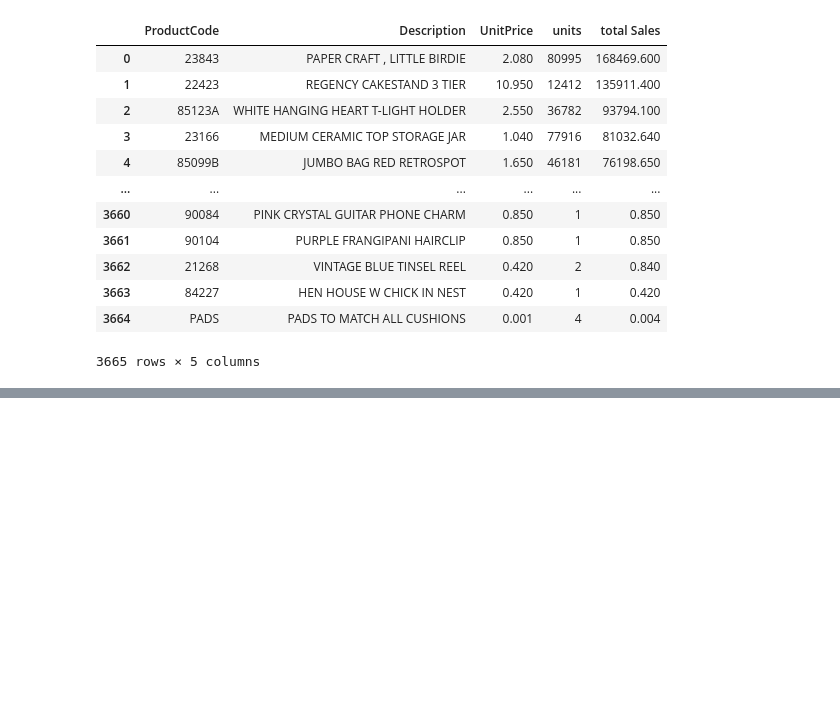
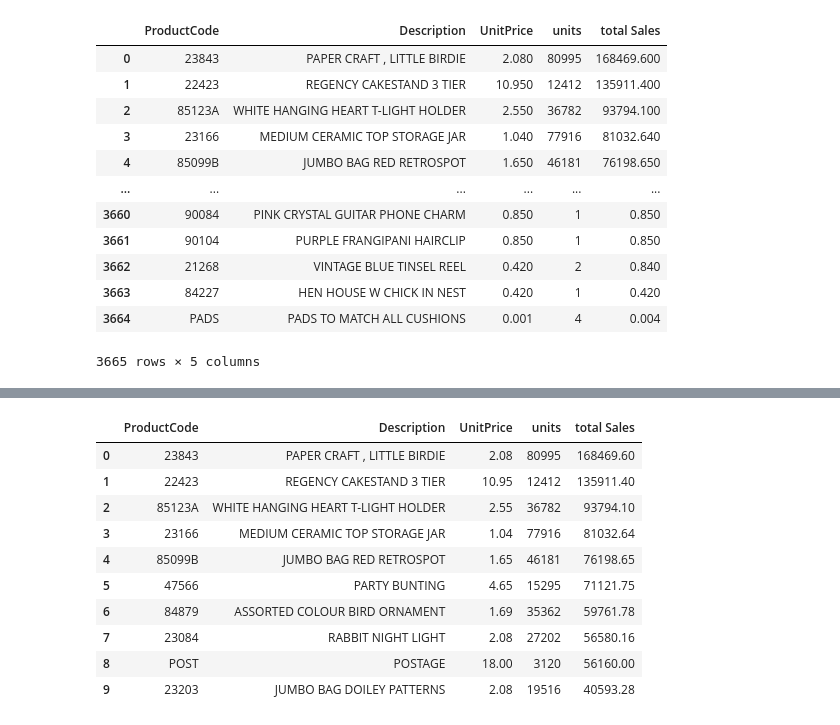
Before and after one commit to Dandata0101/MBS-projects, a Jupyter notebook: workspace_class.ipynb, the cells around one changed output, grey strips where cells are left out. Cells and saved outputs as stored; diff of their text form; code cells hidden in the pictures; blank space fills up the shorter version.

```diff
--- a/workspace_class.ipynb
+++ b/workspace_class.ipynb
@@ -1220,11 +1220,45 @@ select
 group by
     iv.ProductCode,
     p.Description
-having sum(iv.Quantity) <=10
+having sum(iv.Quantity) >=10
 order by sum(iv.Quantity) desc
 
 
 """
+
+ecomQ4= """
+select
+    iv.ProductCode,
+    p.Description,
+    p.UnitPrice,
+    sum(iv.Quantity) as [units],
+    (sum(iv.Quantity) *  p.UnitPrice) as [total Sales]
+    from invoice iv
+ join product p on iv.ProductCode=p.Pid
+ where iv.cancelled=0
+
+group by
+    iv.ProductCode,
+    p.Description,
+    p.UnitPrice
+order by (sum(iv.Quantity) *  p.UnitPrice) desc
+limit 10
+"""
+
+ecomQ5= """
+select
+    c.Country,
+    count(distinct iv.InvoiceNo) as [transaction]
+    from invoice iv
+ join product p on iv.ProductCode=p.Pid
+ join customer c on iv.CustomerID=c.CustomerID
+ where iv.cancelled=0
+
+ group by
+ c.Country
+order by count(distinct iv.InvoiceNo) desc
+"""
+
 
 #sql excecution~~~~~~~~~~~~~~~~~~~~~~~~~~~~
 dfcustomer = pd.read_sql_query(customer, conn)
@@ -1233,6 +1267,8 @@ dfproduct = pd.read_sql_query(product, conn)
 dfecomQ1 = pd.read_sql_query(ecomQ1, conn)
 dfecomQ2 = pd.read_sql_query(ecomQ2, conn)
 dfecomQ3 = pd.read_sql_query(ecomQ3, conn)
+dfecomQ4 = pd.read_sql_query(ecomQ4, conn)
+dfecomQ5 = pd.read_sql_query(ecomQ5, conn)
 #sql excecution~~~~~~~~~~~~~~~~~~~~~~~~~~~~
 
 # Close the connection
@@ -1333,0 +1370,14 @@ dfecomQ3
+# %%
+dfecomQ4
+# %% [output]
+|  | ProductCode | Description | UnitPrice | units | total Sales |
+| 0 | 23843 | PAPER CRAFT , LITTLE BIRDIE | 2.08 | 80995 | 168469.60 |
+| 1 | 22423 | REGENCY CAKESTAND 3 TIER | 10.95 | 12412 | 135911.40 |
+| 2 | 85123A | WHITE HANGING HEART T-LIGHT HOLDER | 2.55 | 36782 | 93794.10 |
+| 3 | 23166 | MEDIUM CERAMIC TOP STORAGE JAR | 1.04 | 77916 | 81032.64 |
+| 4 | 85099B | JUMBO BAG RED RETROSPOT | 1.65 | 46181 | 76198.65 |
+| 5 | 47566 | PARTY BUNTING | 4.65 | 15295 | 71121.75 |
+| 6 | 84879 | ASSORTED COLOUR BIRD ORNAMENT | 1.69 | 35362 | 59761.78 |
+| 7 | 23084 | RABBIT NIGHT LIGHT | 2.08 | 27202 | 56580.16 |
+| 8 | POST | POSTAGE | 18.00 | 3120 | 56160.00 |
+| 9 | 23203 | JUMBO BAG DOILEY PATTERNS | 2.08 | 19516 | 40593.28 |
```
Also changed, not shown: parts of 2 cells of this notebook.
